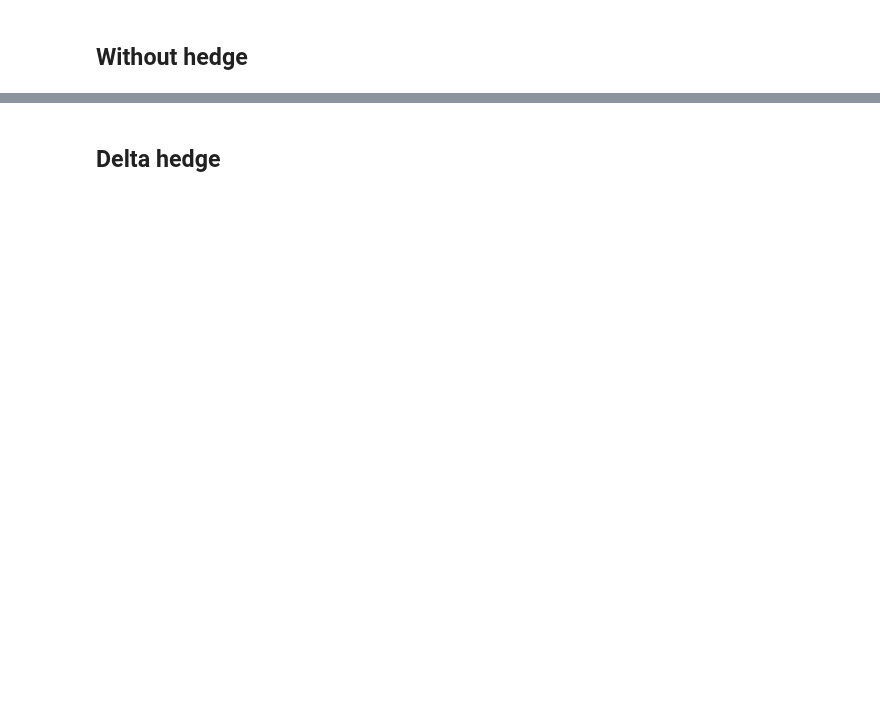
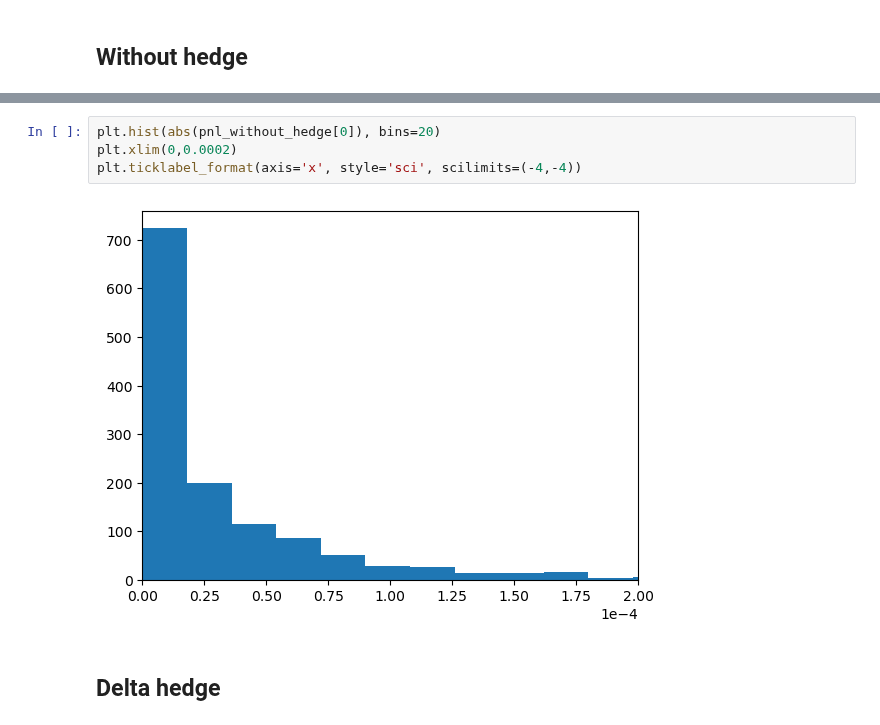
Before and after one commit to spelbella/cva_risk_management_thesis, a Jupyter notebook: Environment/delta_hedge.ipynb, the cells around one changed output, grey strips where cells are left out. Drawn from its saved outputs; the diff is of its cells as text; blank space fills up the shorter version.

```diff
--- a/Environment/delta_hedge.ipynb
+++ b/Environment/delta_hedge.ipynb
@@ -199,3 +223,9 @@ plt.show()
+# %%
+plt.hist(abs(pnl_without_hedge[0]), bins=20)
+plt.xlim(0,0.0002)
+plt.ticklabel_format(axis='x', style='sci', scilimits=(-4,-4))
+# %% [output]
+[figure, added]
 # %% [markdown]
 ## Delta hedge
 # %%
```
Also changed, not shown: parts of 6 cells of this notebook, 3 other files.
